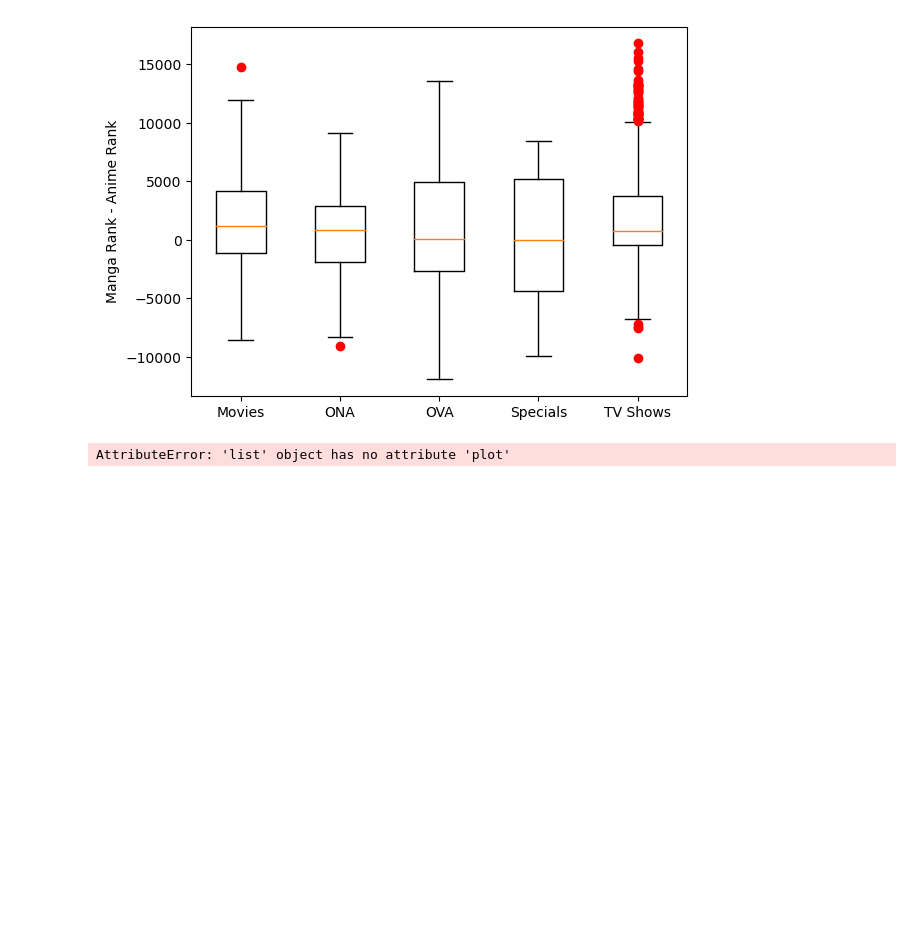
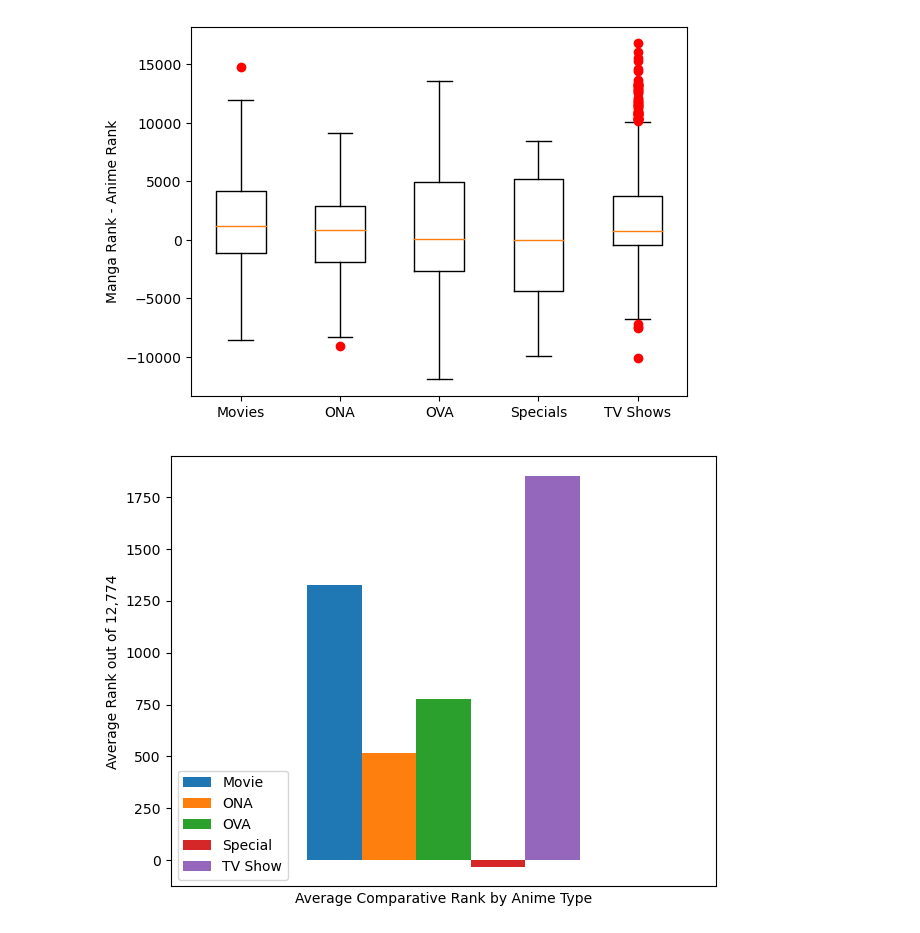
Before and after one commit to adunlap2/Project_1, a Jupyter notebook: Rank_Sorter.ipynb, the cells around one changed output. Cells and saved outputs as stored; diff of their text form; code cells hidden in the pictures; blank space fills up the shorter version.

Commit message:
Visualizations for comparative rank outliers, average comparative ranks and average ranks by anime type.

```diff
--- a/Rank_Sorter.ipynb
+++ b/Rank_Sorter.ipynb
@@ -108,6 +111,25 @@ plt.show()
 # %% [output]
 [figure]
 # %%
-#YOU WERE TRYING TO MAKE A BAR GRAPH
+mov_rank_avg = movies["Comp Ranks"].mean()
+ona_rank_avg = ona["Comp Ranks"].mean()
+ova_rank_avg = ova["Comp Ranks"].mean()
+spe_rank_avg = special["Comp Ranks"].mean()
+tv_comp_ranks = tv["Comp Ranks"].mean()
+
+avg_ranks = pd.DataFrame({"Movie":[mov_rank_avg], "ONA":[ona_rank_avg],
+                          "OVA":[ova_rank_avg], "Special":[spe_rank_avg],
+                          "TV Show":[tv_comp_ranks]})
+#avg_ranks
+avg_ranks.plot(kind="bar")
+
+plt.xlabel("Average Comparative Rank by Anime Type")
+plt.ylabel("Average Rank out of 12,774")
+plt.tick_params(axis='x',bottom=False,labelbottom=False )
+plt.legend(loc = "lower left")
+
+plt.savefig("avg_comp_rank_bar.png")
+plt.tight_layout()
+plt.show()
 # %% [output]
-AttributeError: 'list' object has no attribute 'plot'
+[figure, added]
```
Also changed, not shown: parts of 4 cells of this notebook, 4 other files.
